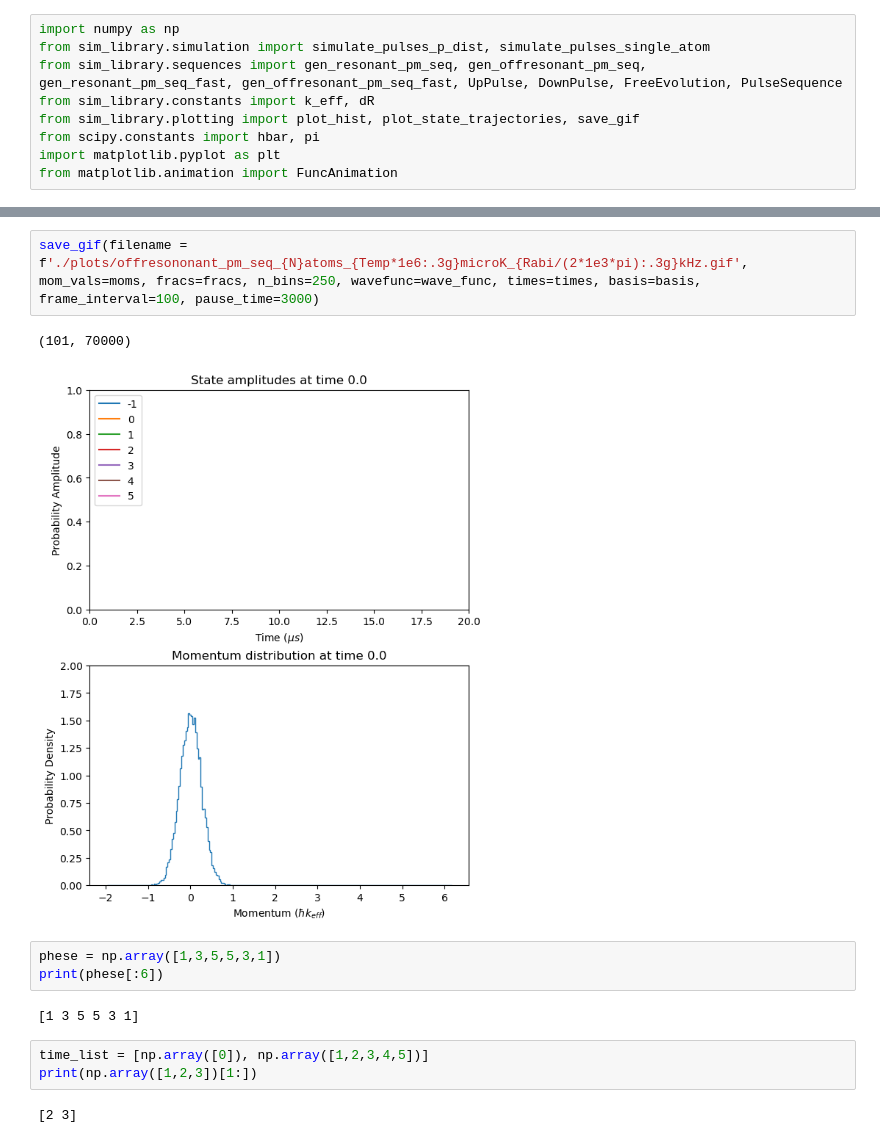
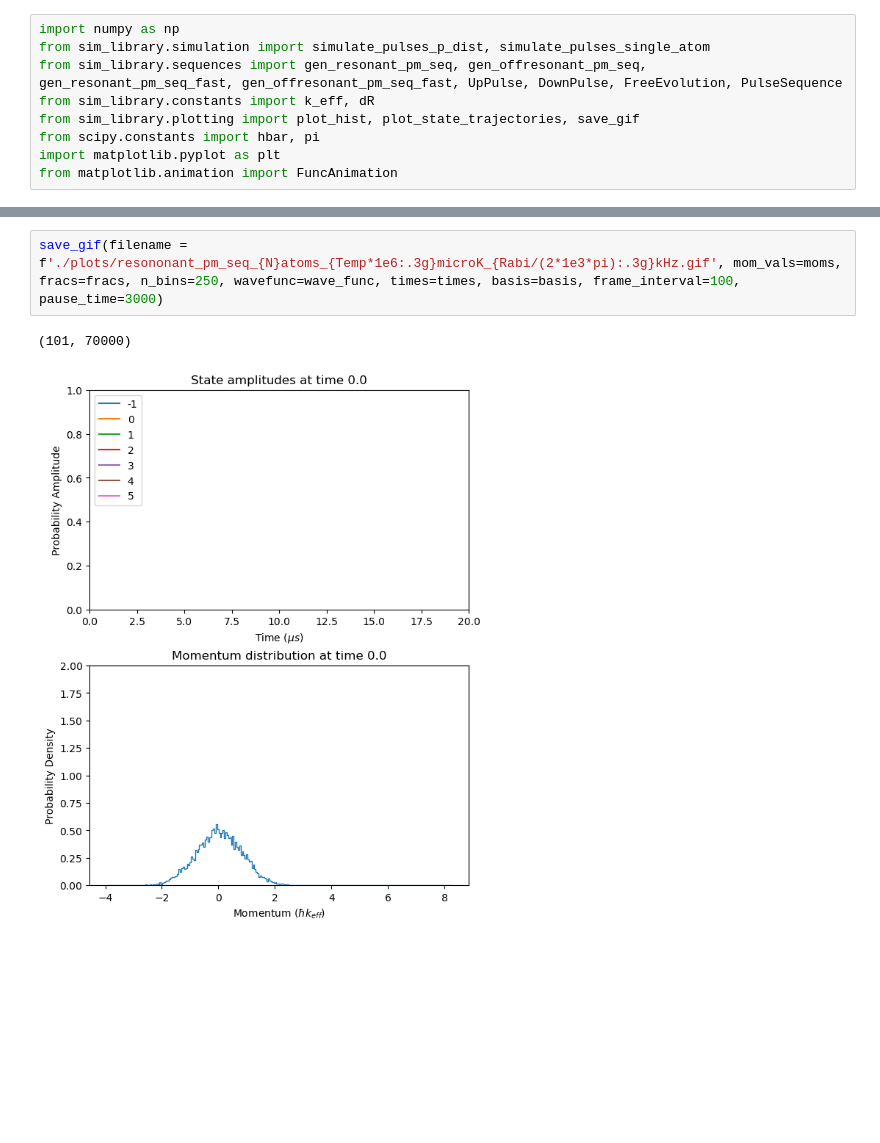
Before and after one commit to tr2g20/simulations, a Jupyter notebook: OOP_test.ipynb, the cells around one changed output, grey strips where cells are left out. Drawn from its saved outputs; the diff is of its cells as text; blank space fills up the shorter version.

```diff
--- a/OOP_test.ipynb
+++ b/OOP_test.ipynb
@@ -45,15 +48,5 @@ plt.show()
 # %%
-save_gif(filename = f'./plots/offresononant_pm_seq_{N}atoms_{Temp*1e6:.3g}microK_{Rabi/(2*1e3*pi):.3g}kHz.gif', mom_vals=moms, fracs=fracs, n_bins=250, wavefunc=wave_func, times=times, basis=basis, frame_interval=100, pause_time=3000)
+save_gif(filename = f'./plots/resononant_pm_seq_{N}atoms_{Temp*1e6:.3g}microK_{Rabi/(2*1e3*pi):.3g}kHz.gif', mom_vals=moms, fracs=fracs, n_bins=250, wavefunc=wave_func, times=times, basis=basis, frame_interval=100, pause_time=3000)
 # %% [output]
 (101, 70000)
-[figure, old version]
+[figure, new version]
-# %%
-phese = np.array([1,3,5,5,3,1])
-print(phese[:6])
-# %% [output]
-[1 3 5 5 3 1]
-# %%
-time_list = [np.array([0]), np.array([1,2,3,4,5])]
-print(np.array([1,2,3])[1:])
-# %% [output]
-[2 3]
```
Also changed, not shown: parts of 3 cells of this notebook, 2 other files.
